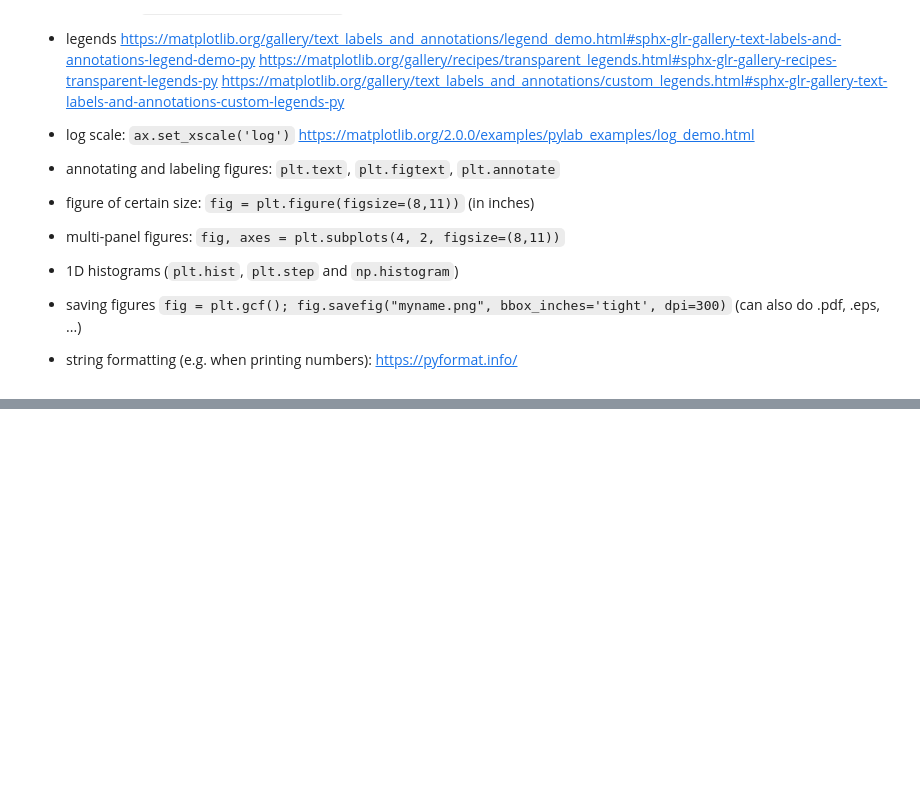
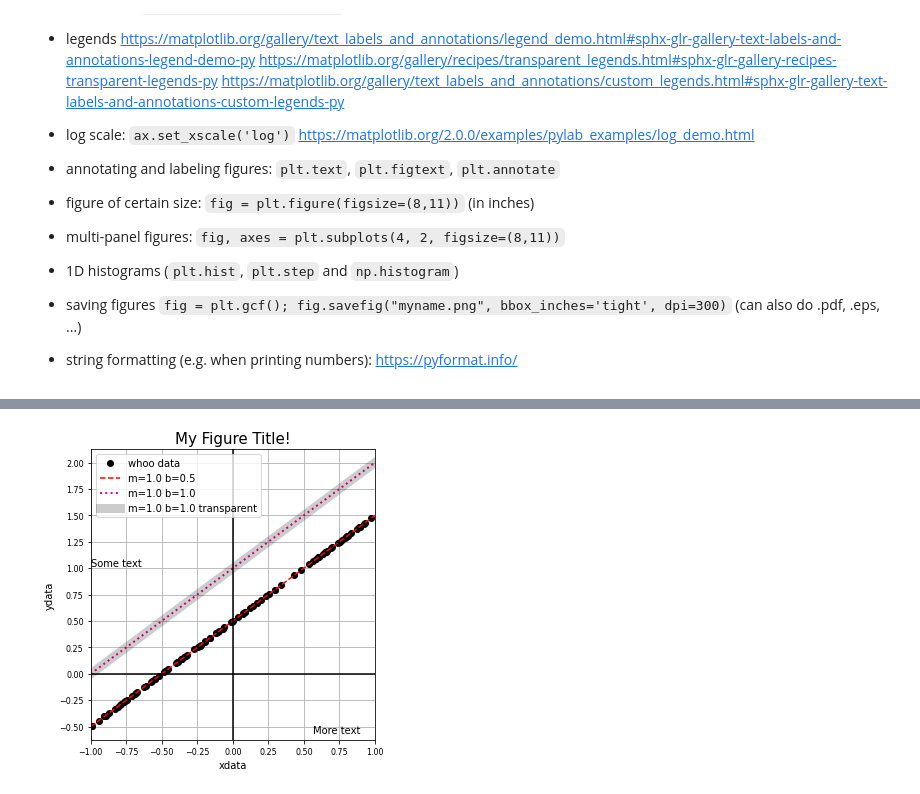
Before and after one commit to obscode/CASSIPDP, a Jupyter notebook: PythonPlotting.ipynb, the cells around one changed output, grey strips where cells are left out. Saved outputs shown, nothing was run; the diff lists cells and outputs as text; code cells hidden in the pictures; blank space fills up the shorter version.

```diff
--- a/PythonPlotting.ipynb
+++ b/PythonPlotting.ipynb
@@ -67,0 +160,51 @@ https://matplotlib.org/gallery/text_labels_and_annotations/custom_legends.html#s
+# %%
+## The exact same thing but using the `plt` interface
+plt.figure(figsize=(5,5))
+# Plot the data
+plt.plot(xdata, ydata, 'ko', label="whoo data")
+# Plot a dashed line
+xplot = np.linspace(-1, 1, 101) # evenly spaced points between -1 and 1 (inclusive)
+yplot = line_model(m0, b0, xplot)
+plt.plot(xplot, yplot, 'r--', label="m={:.1f} b={:.1f}".format(m0, b0))
+# Plot a dotted line at a different point
+m, b = m0, b0+0.5
+yplot = line_model(m, b, xplot)
+plt.plot(xplot, yplot, ':', color="#ff028d", label="m={:.1f} b={:.1f}".format(m, b), lw=2)
+# Here's also adding a transparent wide line
+plt.plot(xplot, yplot, '-', color="k", label="m={:.1f} b={:.1f} transparent".format(m, b),
+        lw=9, alpha=.2)
+
+# Set axis limits: DIFFERENT! No "set_"
+plt.xlim(-1, 1)
+
+# Label your axes, with whatever fontsize you want
+# DIFFERENT!
+plt.xlabel("xdata", fontsize=10)
+plt.ylabel("ydata", fontsize=10)
+plt.title("My Figure Title!", fontsize=15)
+plt.xticks(fontsize=8)
+plt.yticks(fontsize=8)
+
+# Add a legend
+plt.legend(loc="upper left", fontsize=10)
+
+# Set where you want the ticks to be. Have to get the axis with plt.gca()
+plt.gca().xaxis.set_major_locator(plt.MultipleLocator(0.25))
+plt.gca().yaxis.set_major_locator(plt.MultipleLocator(0.25))
+plt.grid()
+
+# You can add text this way at a specific coordinate
+plt.text(-1.0, 1.0, "Some text", fontsize=10, ha='left', va='bottom')
+# You can also add text relative to the axis coordinates
+plt.text(0.95, 0.05, "More text", fontsize=10, ha='right', va='top',
+       transform=plt.gca().transAxes)
+
+# You can draw horizontal and vertical lines, e.g. here to highlight y=0 and x=0
+plt.axhline(0, color='k', ls='-') # y=0
+plt.axvline(0, color='k', ls='-') # x=0
+
+# This squeezes the margins of the figure
+fig = plt.gcf() # gcf = get current figure, gca = get current axis
+fig.tight_layout()
+# %% [output]
+[figure, added]
```
Also changed, not shown: parts of 10 cells of this notebook.
